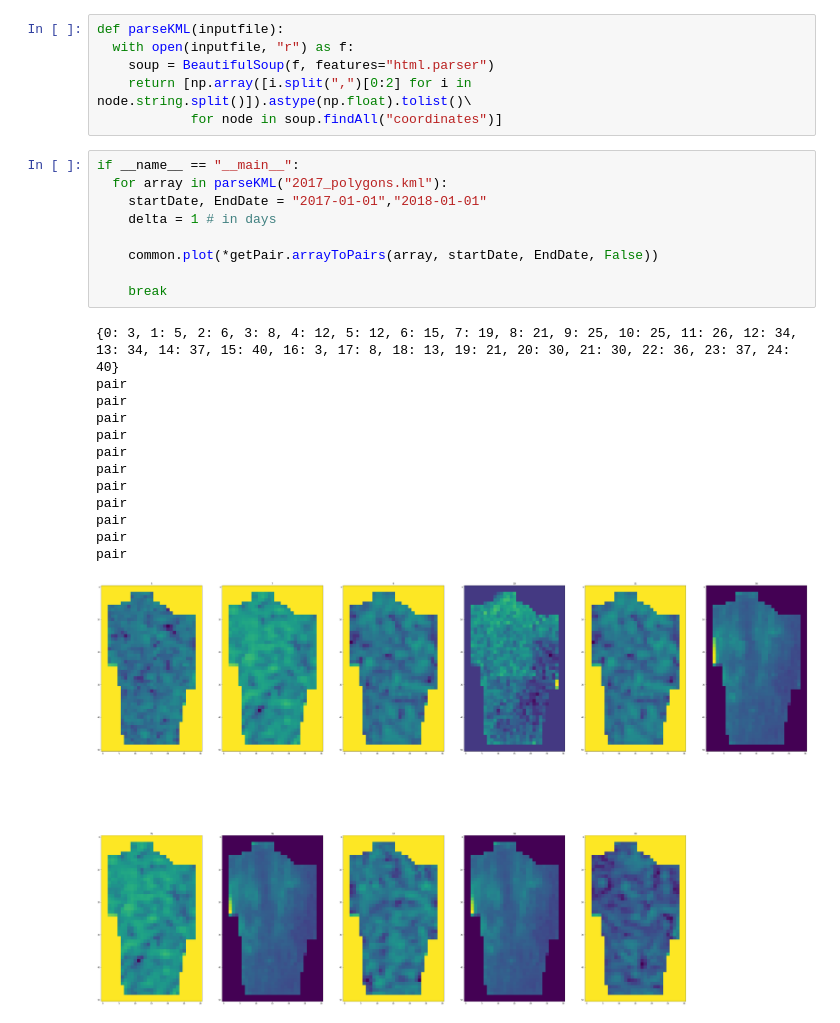
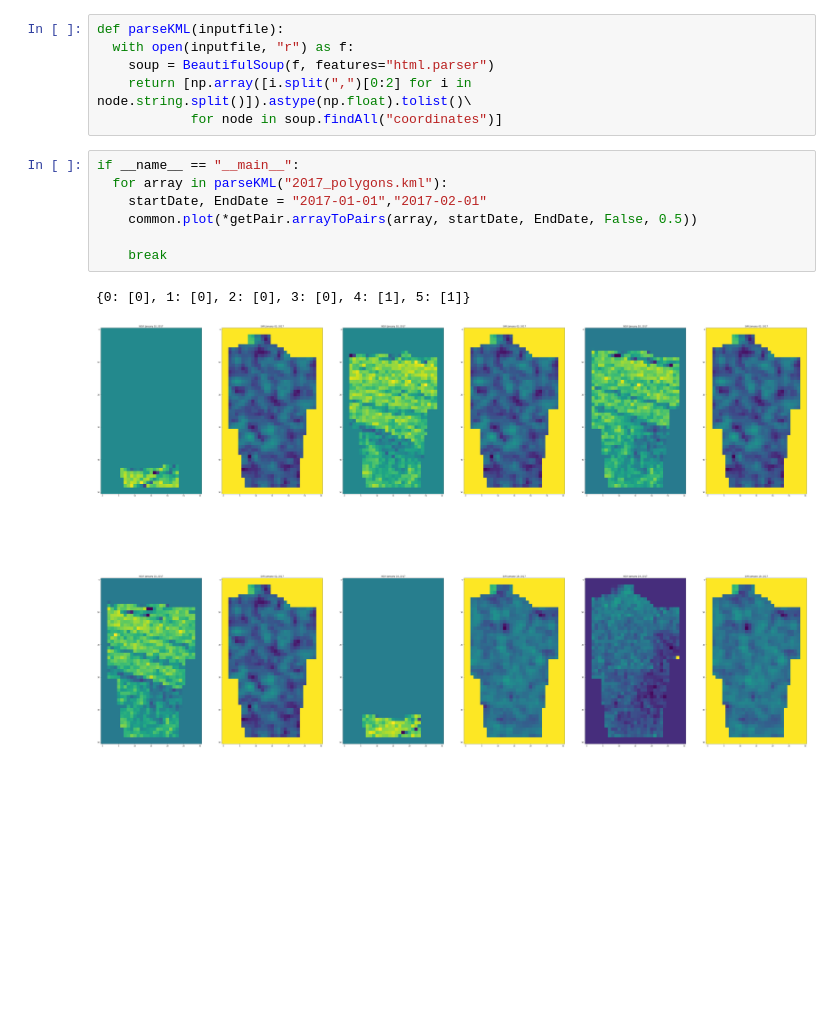
Before and after one commit to Skyr-High-Labs/crop-canopy-estimation, a Jupyter notebook: pairs.ipynb, the cells around one changed output. Cells and saved outputs as stored; diff of their text form; blank space fills up the shorter version.

Commit message:
Fixed pairing of NDVI-SAR; improved plot naming

```diff
--- a/pairs.ipynb
+++ b/pairs.ipynb
@@ -24,23 +25,10 @@ def parseKML(inputfile):
 # %%
 if __name__ == "__main__":
   for array in parseKML("2017_polygons.kml"):
-    startDate, EndDate = "2017-01-01","2018-01-01"
-    delta = 1 # in days
-
-    common.plot(*getPair.arrayToPairs(array, startDate, EndDate, False))
+    startDate, EndDate = "2017-01-01","2017-02-01"
+    common.plot(*getPair.arrayToPairs(array, startDate, EndDate, False, 0.5))
 
     break
 # %% [output]
-{0: 3, 1: 5, 2: 6, 3: 8, 4: 12, 5: 12, 6: 15, 7: 19, 8: 21, 9: 25, 10: 25, 11: 26, 12: 34, 13: 34, 14: 37, 15: 40, 16: 3, 17: 8, 18: 13, 19: 21, 20: 30, 21: 30, 22: 36, 23: 37, 24: 40}
-pair
-pair
-pair
-pair
-pair
-pair
-pair
-pair
-pair
-pair
-pair
+{0: [0], 1: [0], 2: [0], 3: [0], 4: [1], 5: [1]}
-[figure, old version]
+[figure, new version]
```
Also changed, not shown: parts of 1 cell of this notebook, 3 other files.
